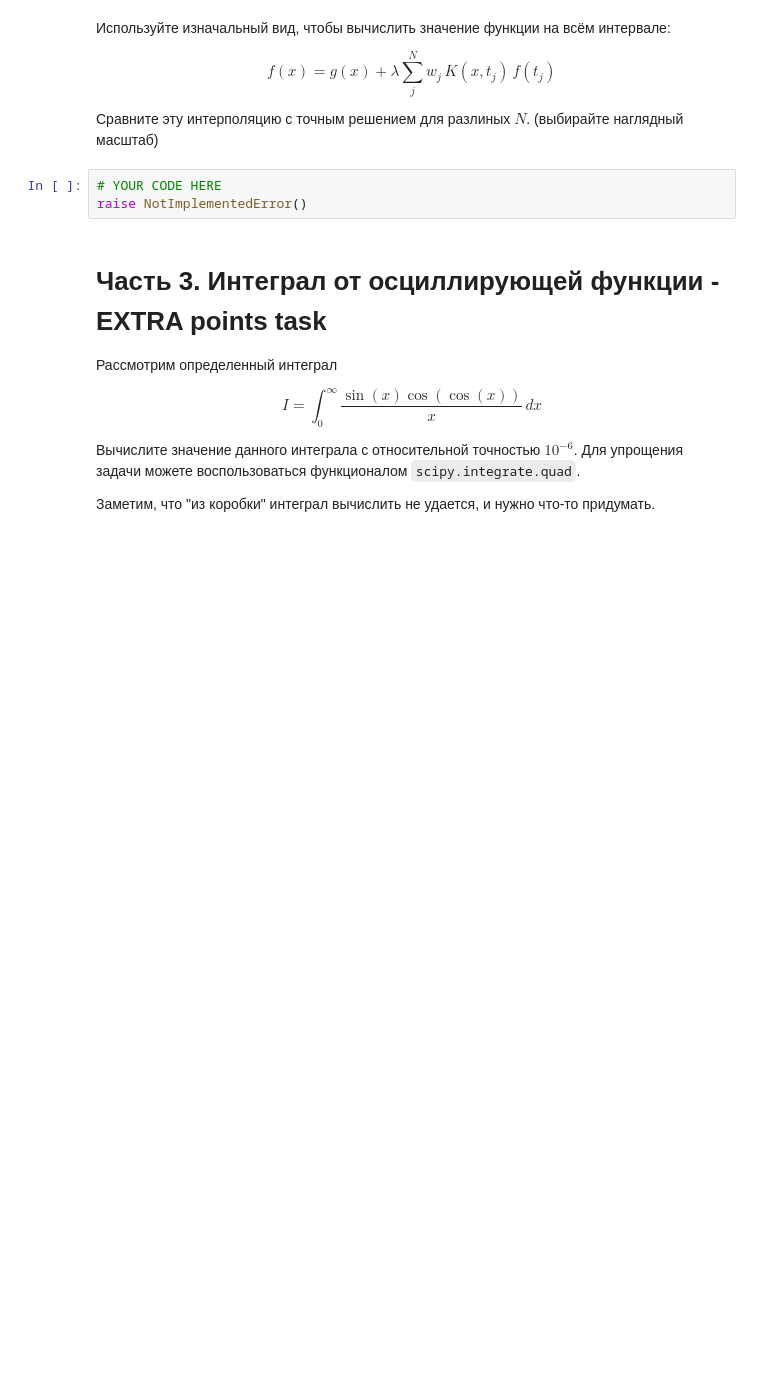
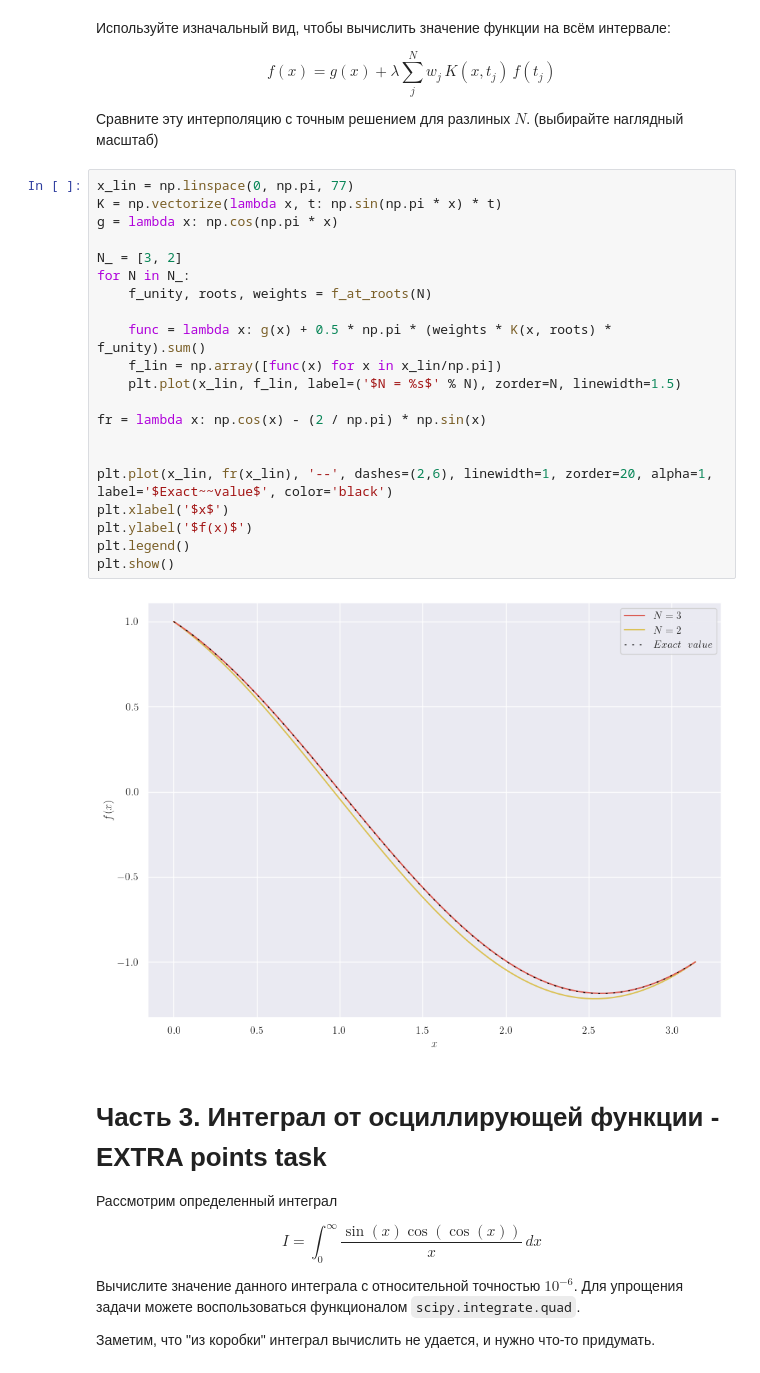
Before and after one commit to underham2ter/comp-phys, a Jupyter notebook: advanced_Integrals.ipynb, the cells around one changed output. Cells and saved outputs as stored; diff of their text form; blank space fills up the shorter version.

```diff
--- a/advanced_Integrals.ipynb
+++ b/advanced_Integrals.ipynb
@@ -273,9 +317,29 @@ $$f(x) = g(x) + \lambda \sum_j^N w_j\, K(x, t_j)\, f(t_j)$$
 
 Сравните эту интерполяцию с точным решением для разлиных $N$.
 (выбирайте наглядный масштаб)
-# %%
-# YOUR CODE HERE
-raise NotImplementedError()
+# %%
+x_lin = np.linspace(0, np.pi, 77)
+K = np.vectorize(lambda x, t: np.sin(np.pi * x) * t)
+g = lambda x: np.cos(np.pi * x)
+
+N_ = [3, 2]
+for N in N_:
+    f_unity, roots, weights = f_at_roots(N)
+
+    func = lambda x: g(x) + 0.5 * np.pi * (weights * K(x, roots) * f_unity).sum()
+    f_lin = np.array([func(x) for x in x_lin/np.pi])
+    plt.plot(x_lin, f_lin, label=('$N = %s$' % N), zorder=N, linewidth=1.5)
+
+fr = lambda x: np.cos(x) - (2 / np.pi) * np.sin(x)
+
+
+plt.plot(x_lin, fr(x_lin), '--', dashes=(2,6), linewidth=1, zorder=20, alpha=1, label='$Exact~~value$', color='black')
+plt.xlabel('$x$')
+plt.ylabel('$f(x)$')
+plt.legend()
+plt.show()
+# %% [output]
+[figure, added]
 # %% [markdown]
 # Часть 3. Интеграл от осциллирующей функции - EXTRA points task
 
```
Also changed, not shown: parts of 9 cells of this notebook.
